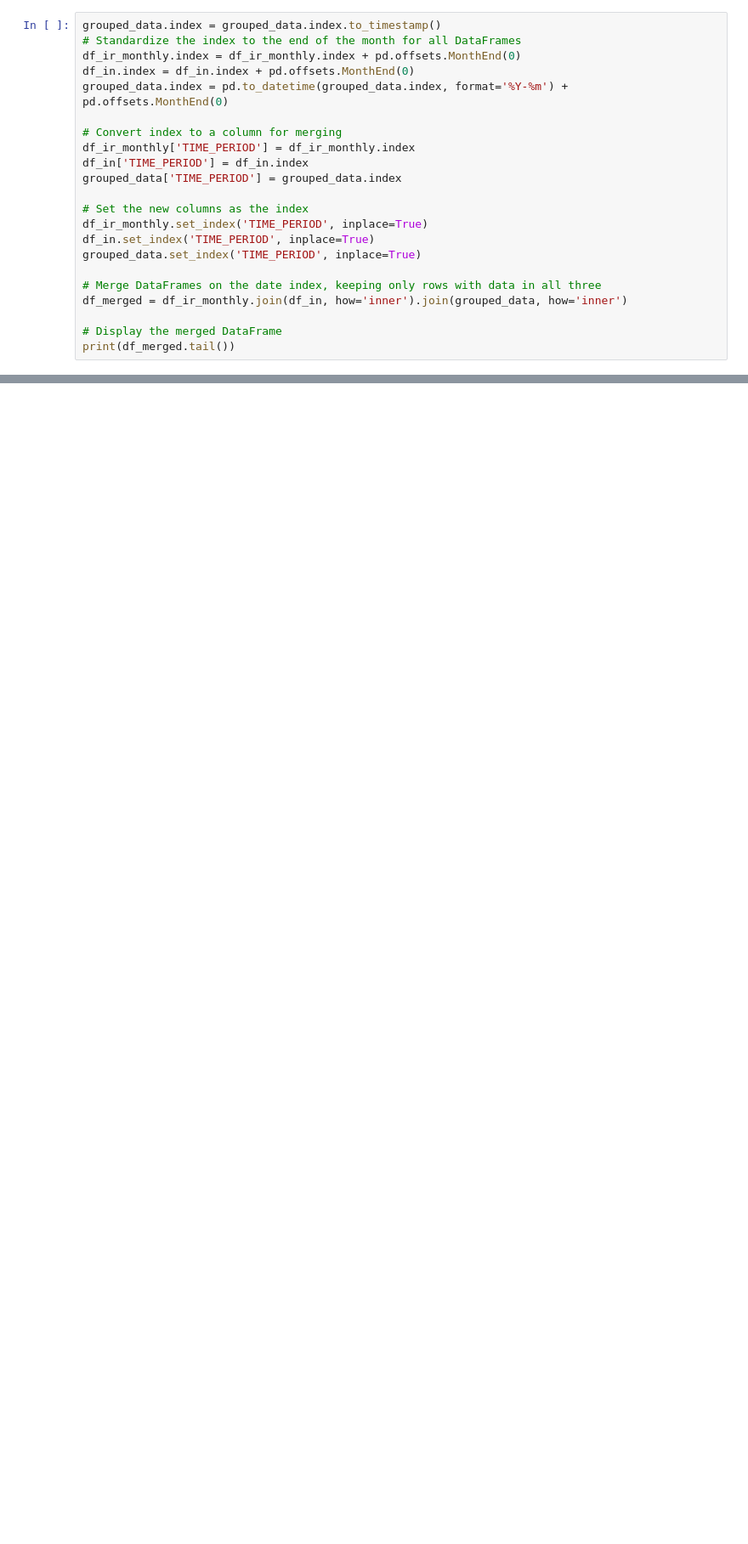
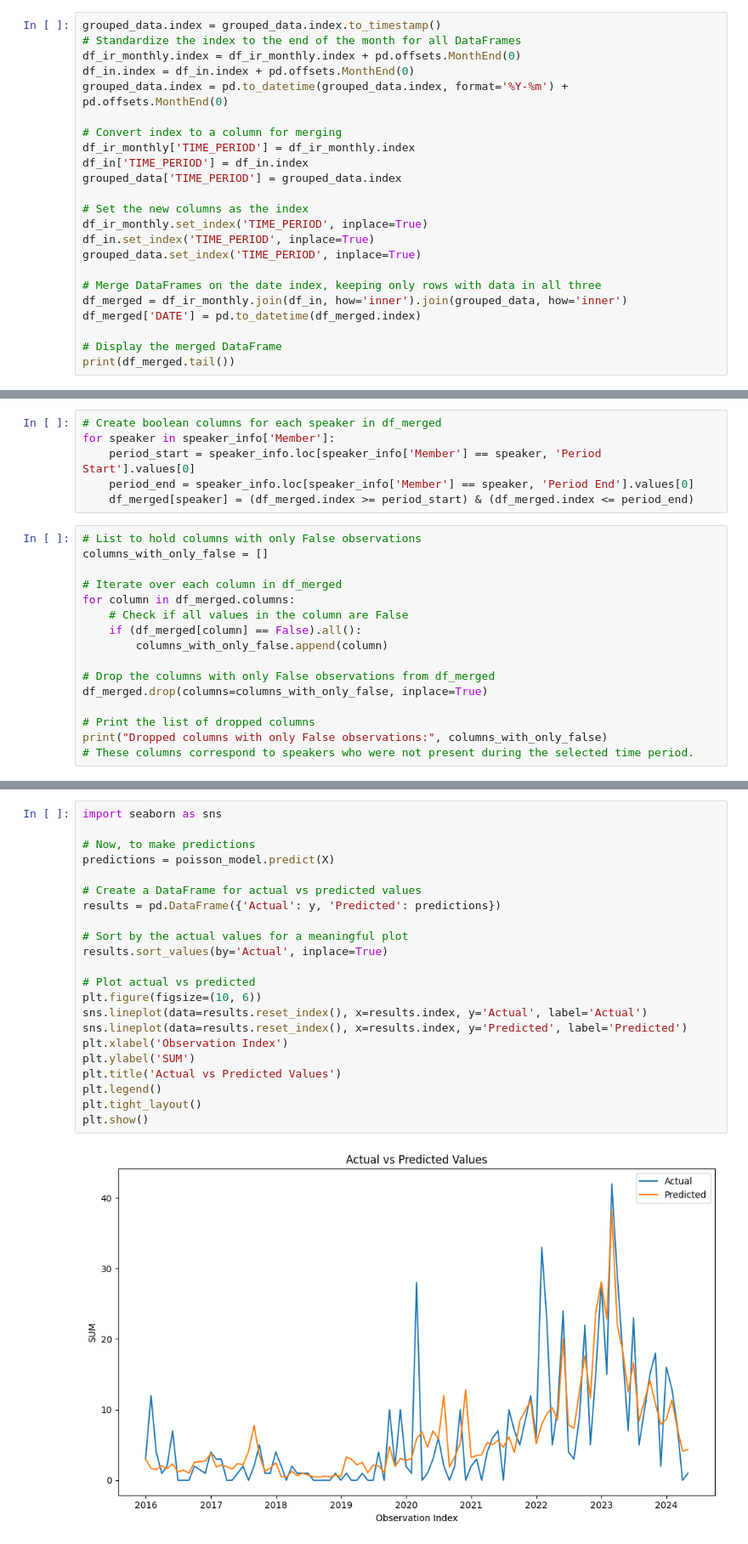
Before and after one commit to lalvarezpoli/DSDM_Thesis, a Jupyter notebook: poisson.ipynb, the cells around one changed output, grey strips where cells are left out. Shown at 85% size. Drawn from its saved outputs; the diff is of its cells as text; blank space fills up the shorter version.

Commit message:
Poisson regression

```diff
--- a/poisson.ipynb
+++ b/poisson.ipynb
@@ -109,6 +118,7 @@ grouped_data.set_index('TIME_PERIOD', inplace=True)
 
 # Merge DataFrames on the date index, keeping only rows with data in all three
 df_merged = df_ir_monthly.join(df_in, how='inner').join(grouped_data, how='inner')
+df_merged['DATE'] = pd.to_datetime(df_merged.index)
 
 # Display the merged DataFrame
 print(df_merged.tail())
@@ -122,0 +192,22 @@ TIME_PERIOD
+# %%
+# Create boolean columns for each speaker in df_merged
+for speaker in speaker_info['Member']:
+    period_start = speaker_info.loc[speaker_info['Member'] == speaker, 'Period Start'].values[0]
+    period_end = speaker_info.loc[speaker_info['Member'] == speaker, 'Period End'].values[0]
+    df_merged[speaker] = (df_merged.index >= period_start) & (df_merged.index <= period_end)
+# %%
+# List to hold columns with only False observations
+columns_with_only_false = []
+
+# Iterate over each column in df_merged
+for column in df_merged.columns:
+    # Check if all values in the column are False
+    if (df_merged[column] == False).all():
+        columns_with_only_false.append(column)
+
+# Drop the columns with only False observations from df_merged
+df_merged.drop(columns=columns_with_only_false, inplace=True)
+
+# Print the list of dropped columns
+print("Dropped columns with only False observations:", columns_with_only_false)
+# These columns correspond to speakers who were not present during the selected time period.
@@ -122,0 +273,24 @@ TIME_PERIOD
+# %%
+import seaborn as sns
+
+# Now, to make predictions
+predictions = poisson_model.predict(X)
+
+# Create a DataFrame for actual vs predicted values
+results = pd.DataFrame({'Actual': y, 'Predicted': predictions})
+
+# Sort by the actual values for a meaningful plot
+results.sort_values(by='Actual', inplace=True)
+
+# Plot actual vs predicted
+plt.figure(figsize=(10, 6))
+sns.lineplot(data=results.reset_index(), x=results.index, y='Actual', label='Actual')
+sns.lineplot(data=results.reset_index(), x=results.index, y='Predicted', label='Predicted')
+plt.xlabel('Observation Index')
+plt.ylabel('SUM')
+plt.title('Actual vs Predicted Values')
+plt.legend()
+plt.tight_layout()
+plt.show()
+# %% [output]
+[figure, added]
```
Also changed, not shown: parts of 12 cells of this notebook, 5 other files.
